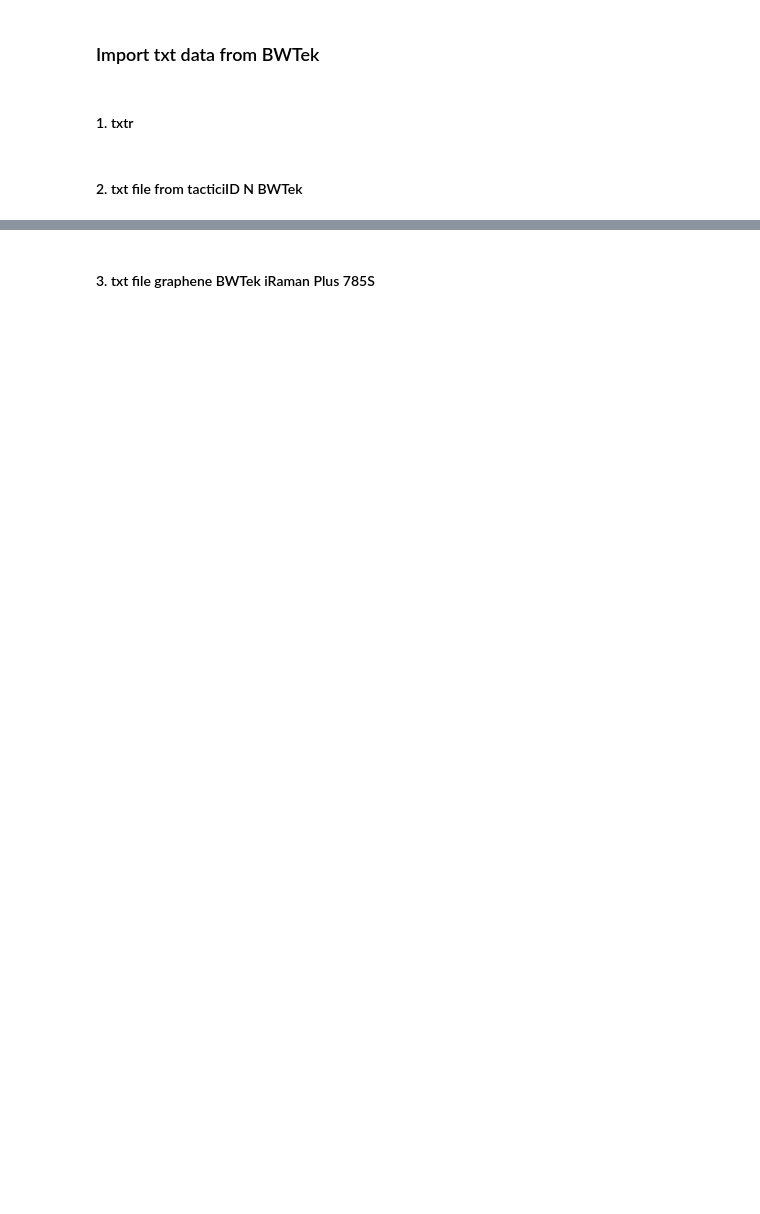
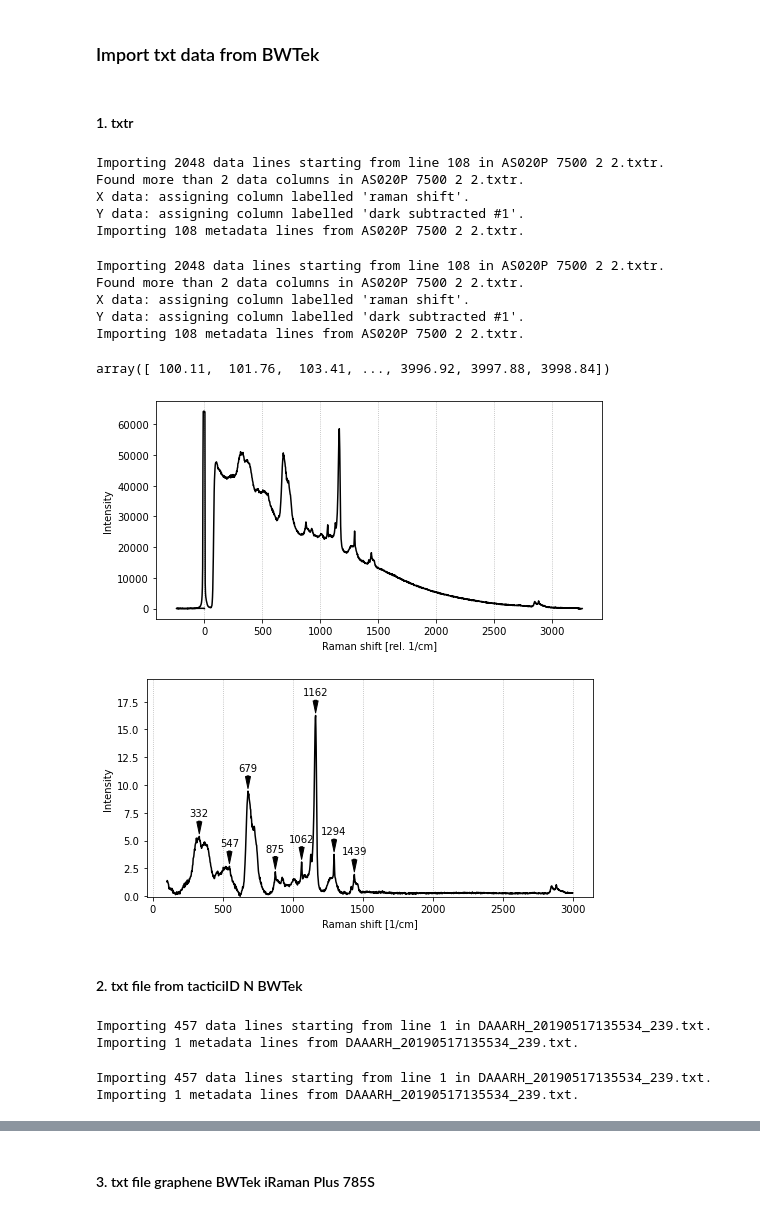
Before and after one commit to h2020charisma/ramanchada, a Jupyter notebook: Chada txt import demo.ipynb, the cells around one changed output, grey strips where cells are left out. Cells and saved outputs as stored; diff of their text form; code cells hidden in the pictures; blank space fills up the shorter version.

```diff
--- a/Chada txt import demo.ipynb
+++ b/Chada txt import demo.ipynb
@@ -19,3 +13,2 @@ assert os.path.exists(source)
 # %%
 target = r"\\vm-stor-51\alle\Projekte Kunststoffe\RD\MA\Öffentliche_Projekte\2020-01-07_230007_H2020-CHARISMA_barton\Python\charisma-raman-spectrum-harmonization\test_data\BWTek_txtr.cha"
-target = os.path.join(TEST_FILES,"BWTek_txtr.cha")
@@ -26,15 +15,32 @@ assert chada_file == target
+# %%
+create(source, target)
+# %% [output]
+Importing 2048 data lines starting from line 108 in AS020P 7500 2 2.txtr.
+Found more than 2 data columns in AS020P 7500 2 2.txtr.
+X data: assigning column labelled 'raman shift'.
+Y data: assigning column labelled 'dark subtracted #1'.
+Importing 108 metadata lines from AS020P 7500 2 2.txtr.
 # %%
-BWTek1 = chada.Chada(target)
+BWTek1 = Chada(target)
+# %% [output]
+Importing 2048 data lines starting from line 108 in AS020P 7500 2 2.txtr.
+Found more than 2 data columns in AS020P 7500 2 2.txtr.
+X data: assigning column labelled 'raman shift'.
+Y data: assigning column labelled 'dark subtracted #1'.
+Importing 108 metadata lines from AS020P 7500 2 2.txtr.
 # %%
-BWTek1.x_data
+    .x_data
+# %% [output]
+array([ 100.11,  101.76,  103.41, ..., 3996.92, 3997.88, 3998.84])
 # %%
 BWTek1.plot()
 BWTek1.x_crop(100,3000)
-BWTek1.fit_baseline()
-BWTek1.remove_baseline()
-
+BWTek1.baseline()
 BWTek1.normalize()
 BWTek1.peaks(True)
+# %% [output]
+[figure, added]
+[figure, added]
 # %%
 BWTek1.commit()
 # %% [markdown]
@@ -55,5 +52,13 @@ assert chada_file==target
+# %%
+create(source, target)
+# %% [output]
+Importing 457 data lines starting from line 1 in DAAARH_20190517135534_239.txt.
+Importing 1 metadata lines from DAAARH_20190517135534_239.txt.
 # %%
-BWTek2 = chada.Chada(target)
+BWTek2 = Chada(target)
+# %% [output]
+Importing 457 data lines starting from line 1 in DAAARH_20190517135534_239.txt.
+Importing 1 metadata lines from DAAARH_20190517135534_239.txt.
 # %%
 BWTek2.plot()
 BWTek2.x_crop(100,4000)
```
Also changed, not shown: parts of 77 cells of this notebook, 40 other files.
